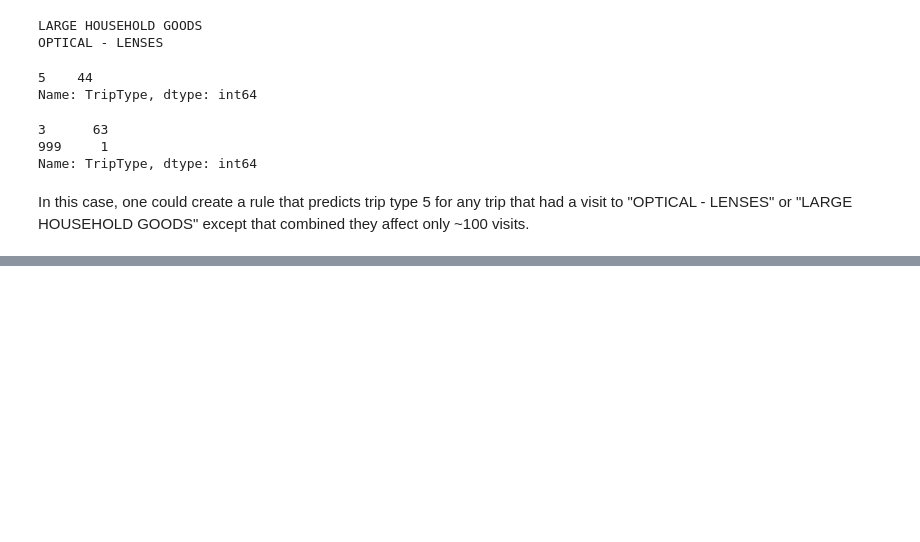
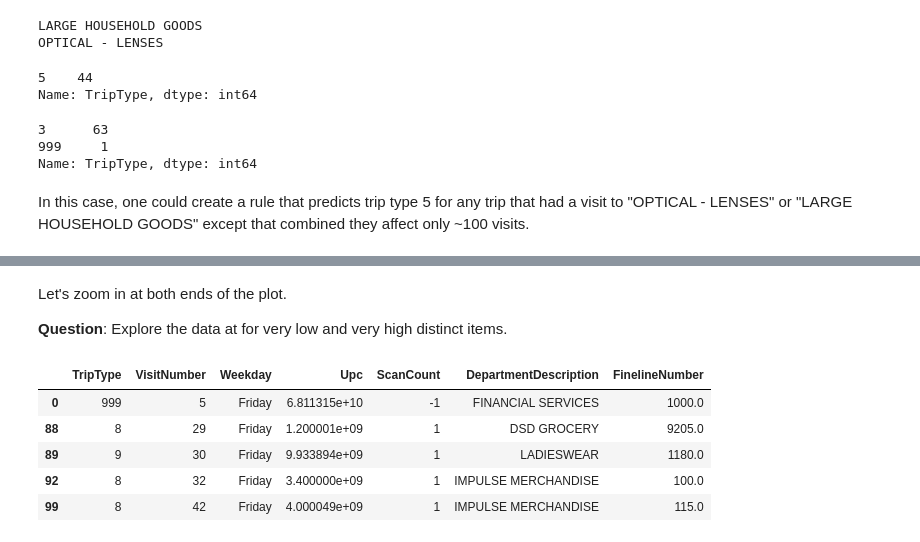
Before and after one commit to TreeinRandomForest/BrnoMLWorkshop2019, a Jupyter notebook: BrnoTeaching2019/notebooks/Day 2 - Linear Models.ipynb, the cells around one changed output, grey strips where cells are left out. Drawn from its saved outputs; the diff is of its cells as text; code cells hidden in the pictures; blank space fills up the shorter version.

```diff
--- a/BrnoTeaching2019/notebooks/Day 2 - Linear Models.ipynb
+++ b/BrnoTeaching2019/notebooks/Day 2 - Linear Models.ipynb
@@ -570,0 +641,13 @@ In this case, one could create a rule that predicts trip type 5 for any trip tha
+# %% [markdown]
+Let's zoom in at both ends of the plot.
+
+**Question**: Explore the data at for very low and very high distinct items.
+# %%
+df_train[df_train['VisitNumber'].isin(n_distinct[n_distinct==1].index)].head()
+# %% [output]
+|  | TripType | VisitNumber | Weekday | Upc | ScanCount | DepartmentDescription | FinelineNumber |
+| 0 | 999 | 5 | Friday | 6.811315e+10 | -1 | FINANCIAL SERVICES | 1000.0 |
+| 88 | 8 | 29 | Friday | 1.200001e+09 | 1 | DSD GROCERY | 9205.0 |
+| 89 | 9 | 30 | Friday | 9.933894e+09 | 1 | LADIESWEAR | 1180.0 |
+| 92 | 8 | 32 | Friday | 3.400000e+09 | 1 | IMPULSE MERCHANDISE | 100.0 |
+| 99 | 8 | 42 | Friday | 4.000049e+09 | 1 | IMPULSE MERCHANDISE | 115.0 |
```
Also changed, not shown: parts of 61 cells of this notebook.
